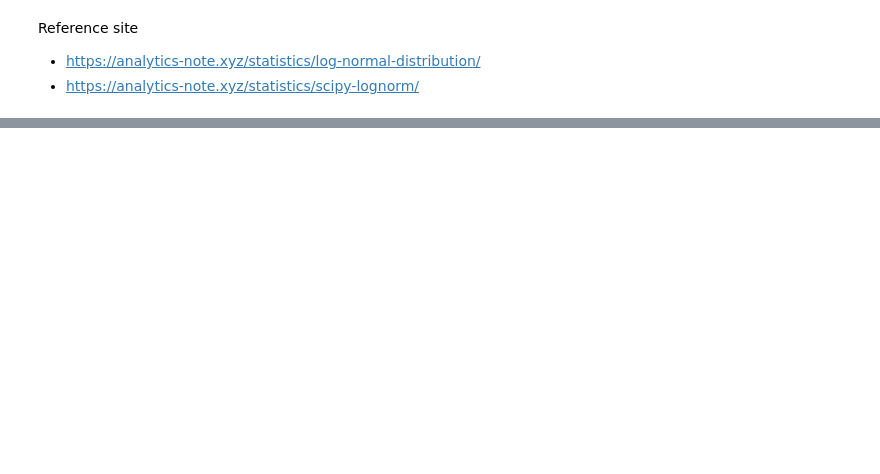
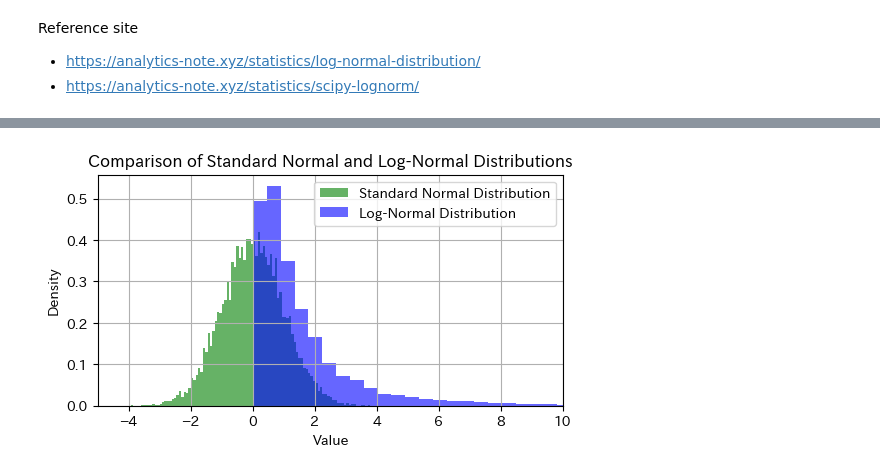
Before and after one commit to akmiccom/statistics, a Jupyter notebook: logNorm/test.ipynb, the cells around one changed output, grey strips where cells are left out. Saved outputs shown, nothing was run; the diff lists cells and outputs as text; code cells hidden in the pictures; blank space fills up the shorter version.

```diff
--- a/logNorm/test.ipynb
+++ b/logNorm/test.ipynb
@@ -214,0 +215,33 @@ array([0.00000000e+000, 0.00000000e+000, 0.00000000e+000, 0.00000000e+000,
+# %%
+import numpy as np
+import matplotlib.pyplot as plt
+from scipy.stats import norm, lognorm
+
+# 標準正規分布のparameter
+mu = 0    # 平均
+sigma = 1 # 標準偏差
+
+# 標準正規分布からデータを生成
+norm_data = norm.rvs(loc=mu, scale=sigma, size=10000)
+
+# 対数変換して対数正規分布を生成
+lognorm_data = np.exp(norm_data)
+
+# histをplot
+plt.figure(figsize=(6, 3))
+
+# 標準正規分布のhist
+plt.hist(norm_data, bins=100, density=True, alpha=0.6, color='g', label='Standard Normal Distribution')
+
+# 対数正規分布のhist
+plt.hist(lognorm_data, bins=100, density=True, alpha=0.6, color='b', label='Log-Normal Distribution')
+
+plt.title('Comparison of Standard Normal and Log-Normal Distributions')
+plt.xlabel('Value')
+plt.ylabel('Density')
+plt.xlim(-5, 10)
+plt.legend()
+plt.grid(True)
+plt.show()
+# %% [output]
+[figure, added]
```
Also changed, not shown: parts of 23 cells of this notebook.
